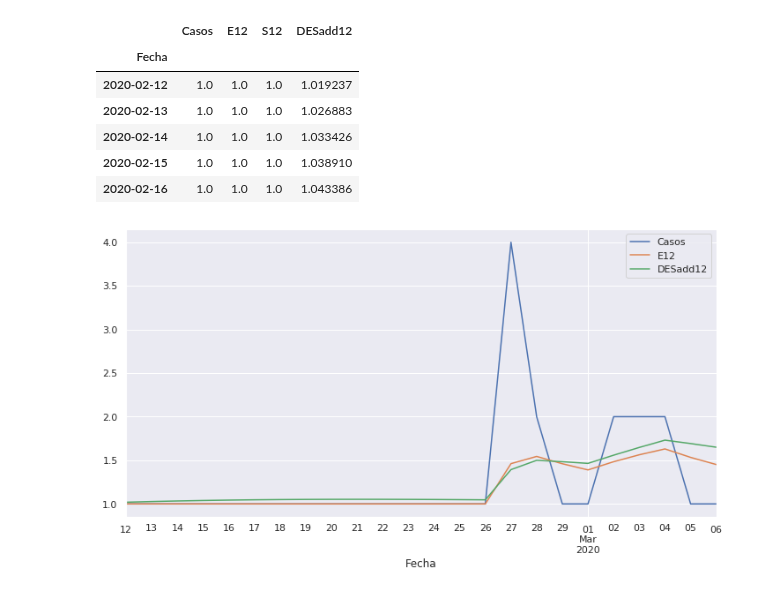
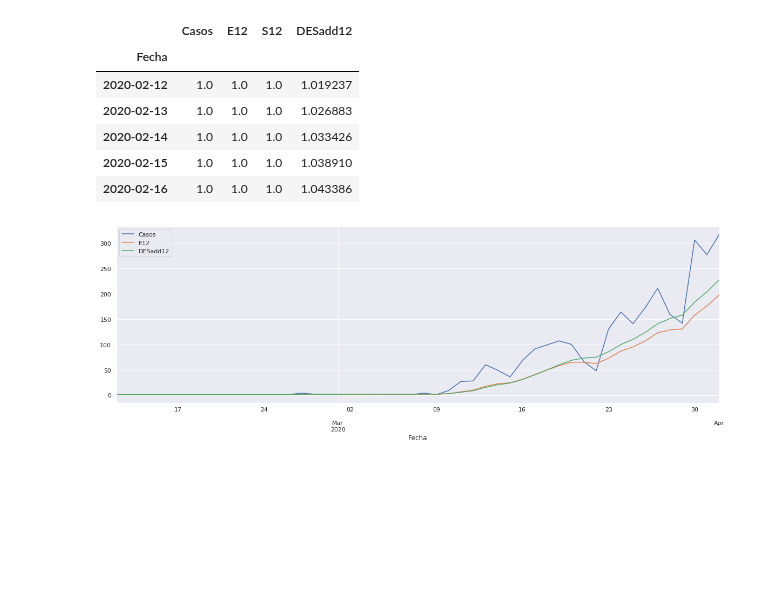
Before and after one commit to artthuro6/Covid-19, a Jupyter notebook: notebooks/General.ipynb, the cells around one changed output. Cells and saved outputs as stored; diff of their text form; code cells hidden in the pictures; blank space fills up the shorter version.

```diff
--- a/notebooks/General.ipynb
+++ b/notebooks/General.ipynb
@@ -472,6 +472,6 @@ df_positivos.head()
 | 2020-02-15 | 1.0 | 1.0 | 1.0 | 1.038910 |
 | 2020-02-16 | 1.0 | 1.0 | 1.0 | 1.043386 |
 # %%
-df_positivos[["Casos", "E12", "DESadd12"]].iloc[:24].plot(figsize=(12,6)).autoscale(axis='x', tight=True);
+df_positivos[["Casos", "E12", "DESadd12"]].iloc[:50].plot(figsize=(20,6)).autoscale(axis='x', tight=True);
 # %% [output]
-[figure, old version]
+[figure, new version]
```
Also changed, not shown: parts of 1 cell of this notebook, 1 other file.
